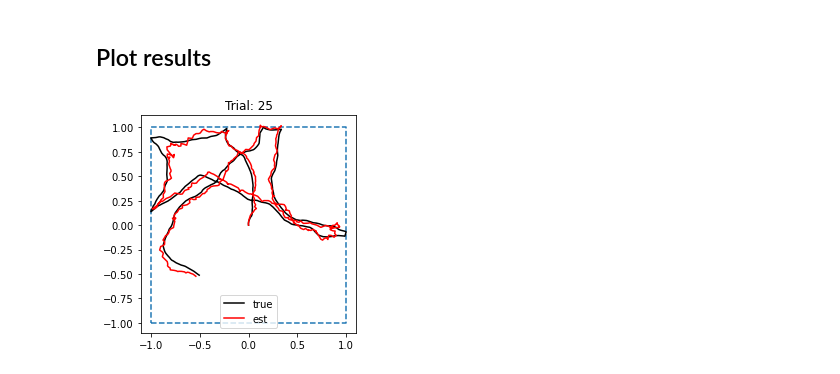
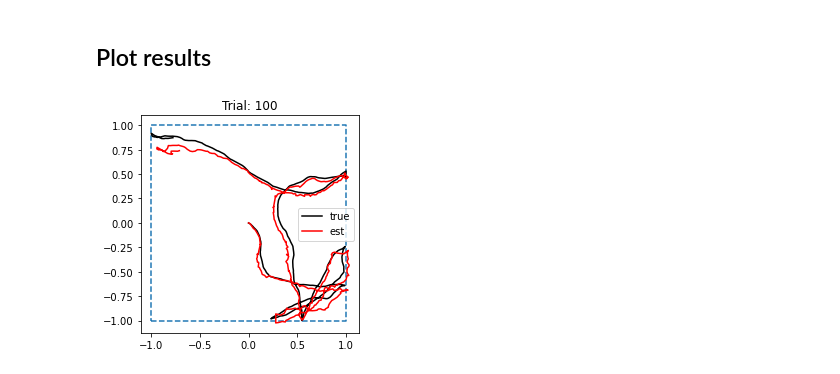
Before and after one commit to conormcgrory/rnn_spatial, a Jupyter notebook: inspect_model_performance.ipynb, the cells around one changed output. Drawn from its saved outputs; the diff is of its cells as text; code cells hidden in the pictures.

```diff
--- a/inspect_model_performance.ipynb
+++ b/inspect_model_performance.ipynb
@@ -11,7 +11,7 @@ import trajectory
 import run
 # %%
 # Directory where model is loaded from
-RUN_DIRPATH = 'models/20220426_02'
+RUN_DIRPATH = 'models/20220427_01'
 
 # Number of trajectories to sample
 N_TRIALS = 500
@@ -66,16 +66,16 @@ u_vals = u_vals_t.detach().numpy()
 # %%
 boundary = trajectory.SquareBoundary(run_params.traj.boundary_height)
 # %%
-trial_plt = 25
+trial_plt = 100
 t_start = 0
 t_stop = 450
 
 pos_plt = pos[trial_plt][t_start:t_stop]
 pos_est_plt = pos_est[trial_plt][t_start:t_stop]
 
 fig, ax = plt.subplots(1, 1)
 ax.set_aspect('equal')
 ax.set_title(f'Trial: {trial_plt}')
 trajectory.plot_position_estimate(boundary, pos_plt, pos_est_plt, ax)
 # %% [output]
-[figure, old version]
+[figure, new version]
```
Also changed, not shown: parts of 1 cell of this notebook, 1 other file.
